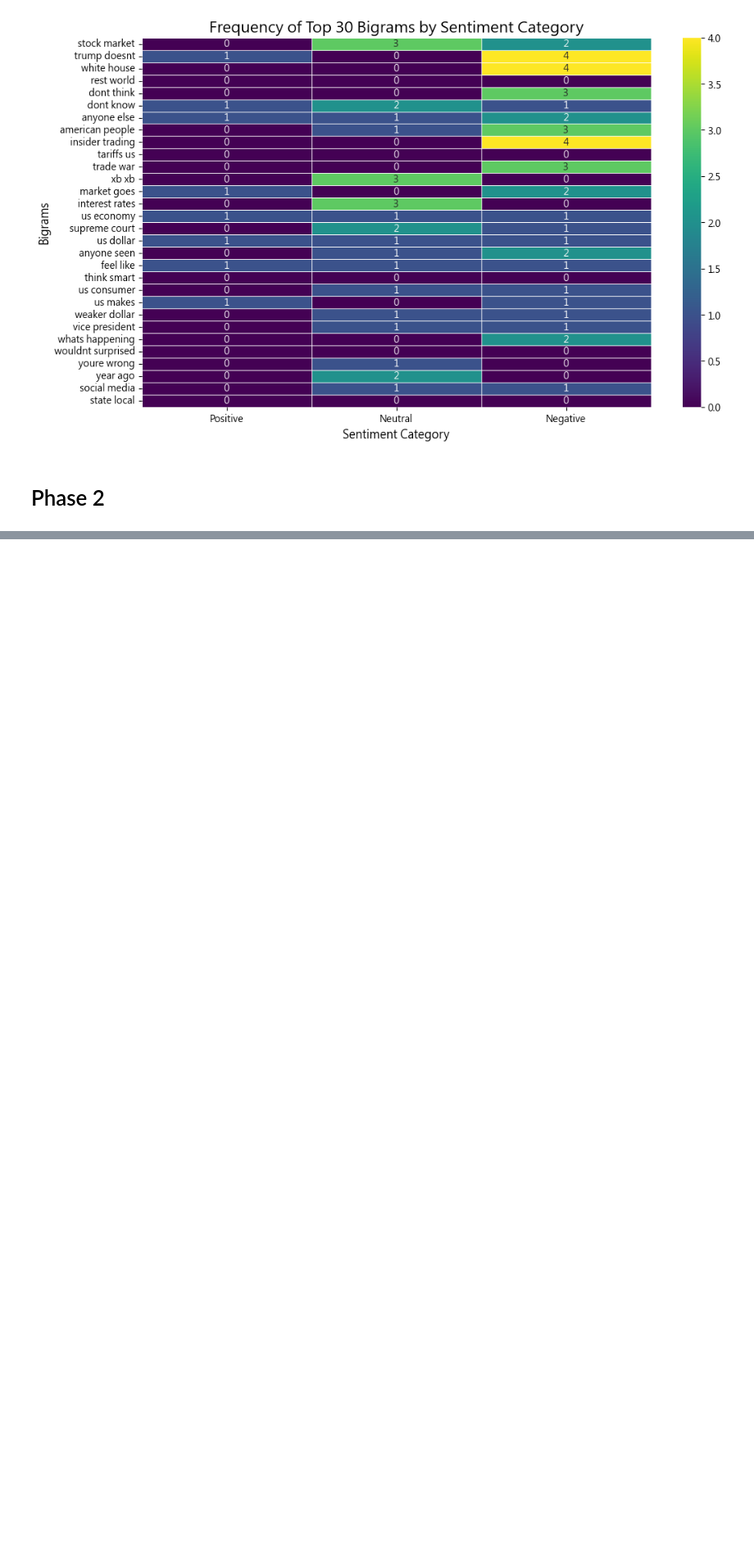
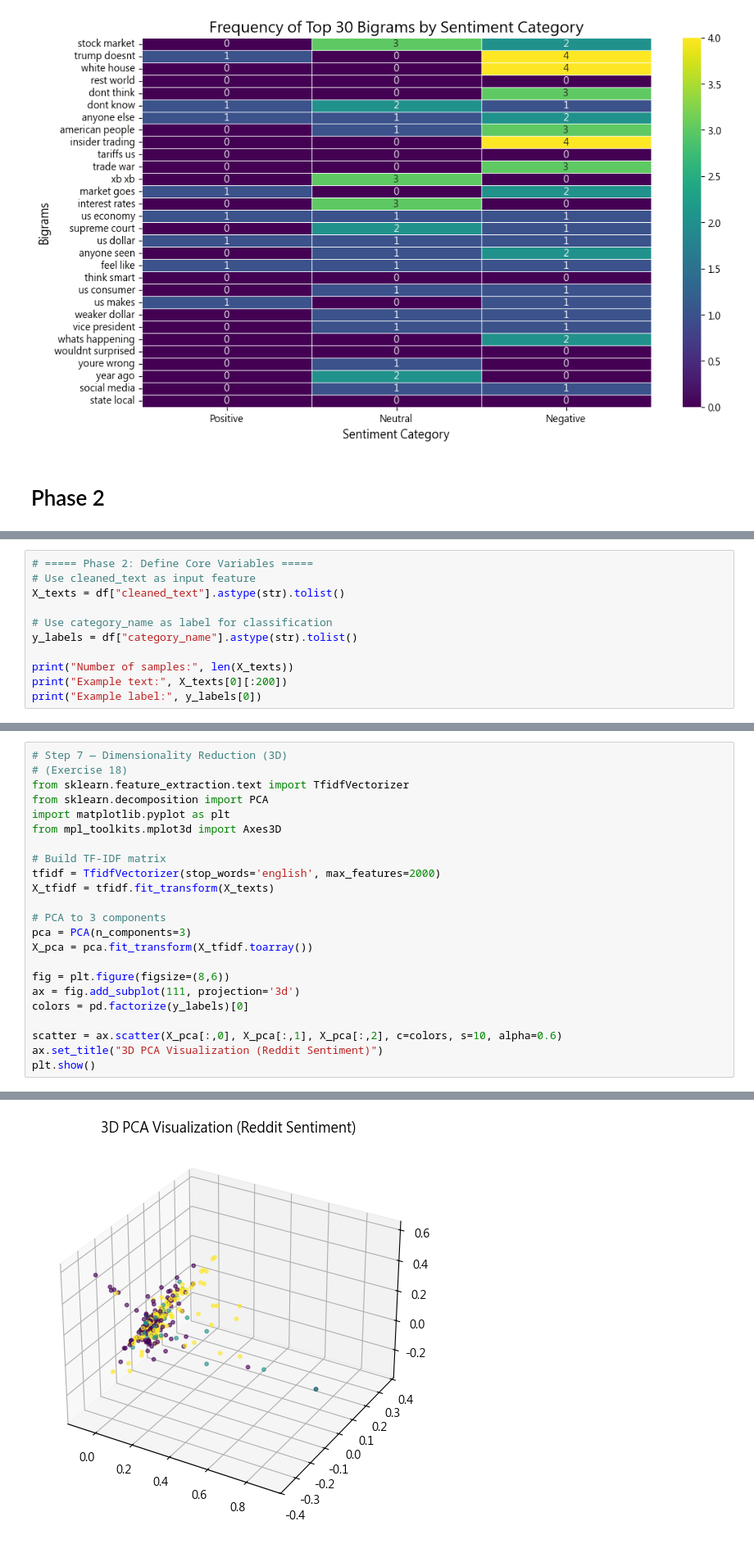
Before and after one commit to Ha1ion/DM2025-Lab1-Exercise, a Jupyter notebook: DM2025-Lab1-Homework.ipynb, the cells around one changed output, grey strips where cells are left out. Shown at 82% size. Saved outputs shown, nothing was run; the diff lists cells and outputs as text; blank space fills up the shorter version.

```diff
--- a/DM2025-Lab1-Homework.ipynb
+++ b/DM2025-Lab1-Homework.ipynb
@@ -1418,0 +538,11 @@ print("End of Phase 2 Tasks")
+# %%
+# ===== Phase 2: Define Core Variables =====
+# Use cleaned_text as input feature
+X_texts = df["cleaned_text"].astype(str).tolist()
+
+# Use category_name as label for classification
+y_labels = df["category_name"].astype(str).tolist()
+
+print("Number of samples:", len(X_texts))
+print("Example text:", X_texts[0][:200])
+print("Example label:", y_labels[0])
@@ -1418,0 +658,24 @@ print("End of Phase 2 Tasks")
+# %%
+# Step 7 — Dimensionality Reduction (3D)
+# (Exercise 18)
+from sklearn.feature_extraction.text import TfidfVectorizer
+from sklearn.decomposition import PCA
+import matplotlib.pyplot as plt
+from mpl_toolkits.mplot3d import Axes3D
+
+# Build TF-IDF matrix
+tfidf = TfidfVectorizer(stop_words='english', max_features=2000)
+X_tfidf = tfidf.fit_transform(X_texts)
+
+# PCA to 3 components
+pca = PCA(n_components=3)
+X_pca = pca.fit_transform(X_tfidf.toarray())
+
+fig = plt.figure(figsize=(8,6))
+ax = fig.add_subplot(111, projection='3d')
+colors = pd.factorize(y_labels)[0]
+
+scatter = ax.scatter(X_pca[:,0], X_pca[:,1], X_pca[:,2], c=colors, s=10, alpha=0.6)
+ax.set_title("3D PCA Visualization (Reddit Sentiment)")
+plt.show()
+# %% [output]
@@ -1418,0 +683 @@ print("End of Phase 2 Tasks")
+[figure, added]
```
Also changed, not shown: parts of 44 cells of this notebook.
